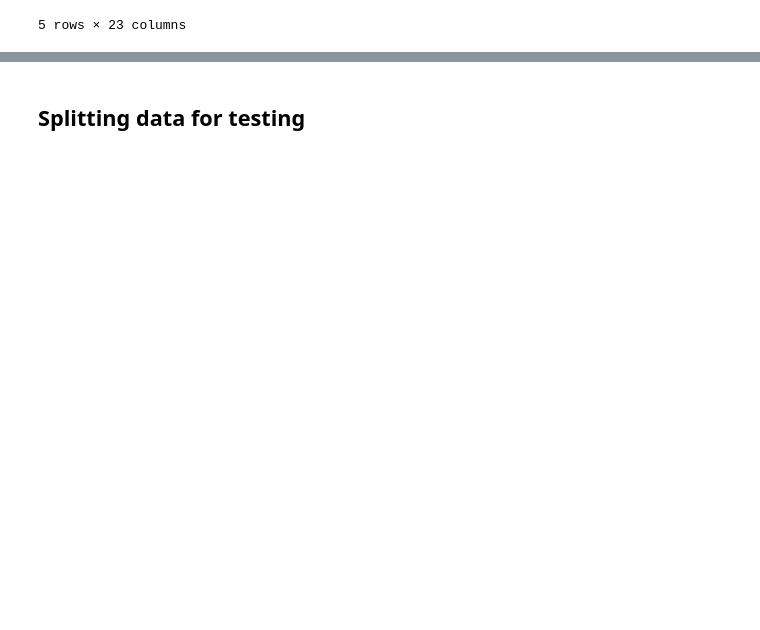
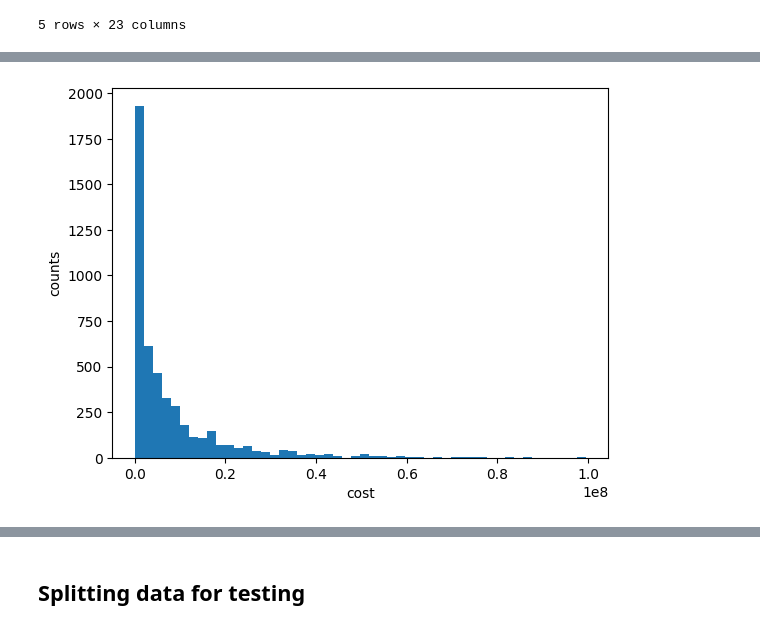
Before and after one commit to JohannDitt/ML-Project_Tanzania, a Jupyter notebook: EDA-and-modeling.ipynb, the cells around one changed output, grey strips where cells are left out. Cells and saved outputs as stored; diff of their text form; code cells hidden in the pictures; blank space fills up the shorter version.

```diff
--- a/EDA-and-modeling.ipynb
+++ b/EDA-and-modeling.ipynb
@@ -297,0 +354,7 @@ data.head()
+# %%
+plt.hist(data.total_cost, bins=50)
+plt.xlabel("cost")
+plt.ylabel("counts")
+plt.show()
+# %% [output]
+[figure, added]
```
Also changed, not shown: parts of 27 cells of this notebook, 7 other files.
